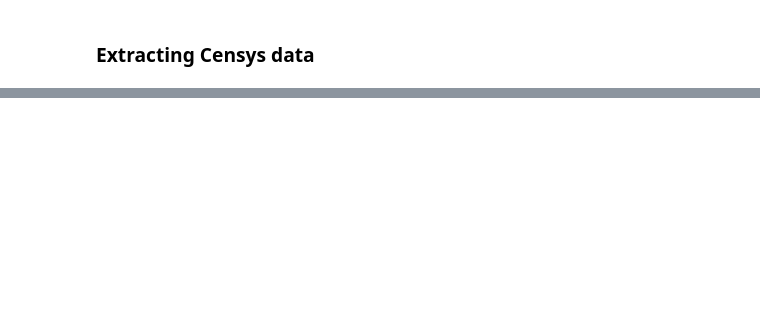
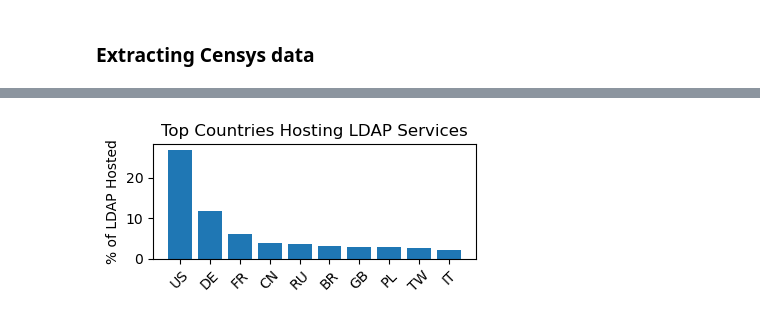
Before and after one commit to internettransparency/ldap-sequel, a Jupyter notebook: notebooks/analysis.ipynb, the cells around one changed output, grey strips where cells are left out. Cells and saved outputs as stored; diff of their text form; code cells hidden in the pictures; blank space fills up the shorter version.

```diff
--- a/notebooks/analysis.ipynb
+++ b/notebooks/analysis.ipynb
@@ -237,0 +880,20 @@ for df in CENSYS_TS_DICT.values():
+# %%
+try:
+    country_pdf
+except NameError:
+    country_pdf = pd.read_csv("../dataset/censys/processing/censys_country.csv", index_col=0)
+try:
+    org_pdf
+except NameError:
+    org_pdf = pd.read_csv("../dataset/censys/processing/censys_org.csv", index_col=0)
+
+
+# ASN262726 at 20221101 does not give any country nor org name.
+# This ASN seems to be http://www.cortezonline.com.br (see https://www.ditatompel.com/asn/262726), https://bgp.he.net/AS262726
+# Some IPs do no have ASN
+# both cases we classified as Unknown
+aggr_country_pdf = country_pdf.groupby("country").sum().reset_index().sort_values("count", ascending=False)
+display(aggr_country_pdf[aggr_country_pdf["country"] == "Unknown"])
+
+aggr_org_pdf = org_pdf.groupby("org").sum().reset_index().sort_values("count", ascending=False)
+display(aggr_org_pdf[aggr_org_pdf["org"] == "Unknown"])
@@ -237,0 +905,13 @@ for df in CENSYS_TS_DICT.values():
+# %%
+top_country_pdf = country_pdf.head(10)
+
+fig, ax = plt.subplots(figsize=(4,2))
+ax.bar(top_country_pdf['country'], top_country_pdf['percentage'])
+ax.set_ylabel('% of LDAP Hosted')
+#ax.set_xlabel('Country Code')
+ax.set_title('Top Countries Hosting LDAP Services')
+ax.tick_params(axis='x', rotation=45)
+fig.savefig("output/ldap_country.pdf", dpi=300, bbox_inches='tight')
+fig.show()
+# %% [output]
+[figure, added]
```
Also changed, not shown: parts of 80 cells of this notebook, 11 other files.
